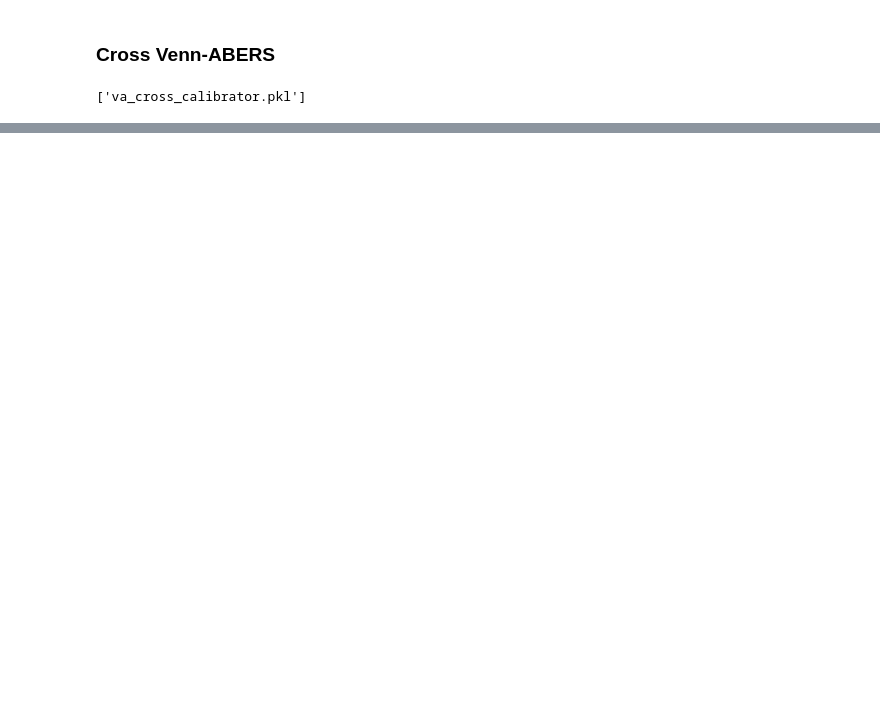
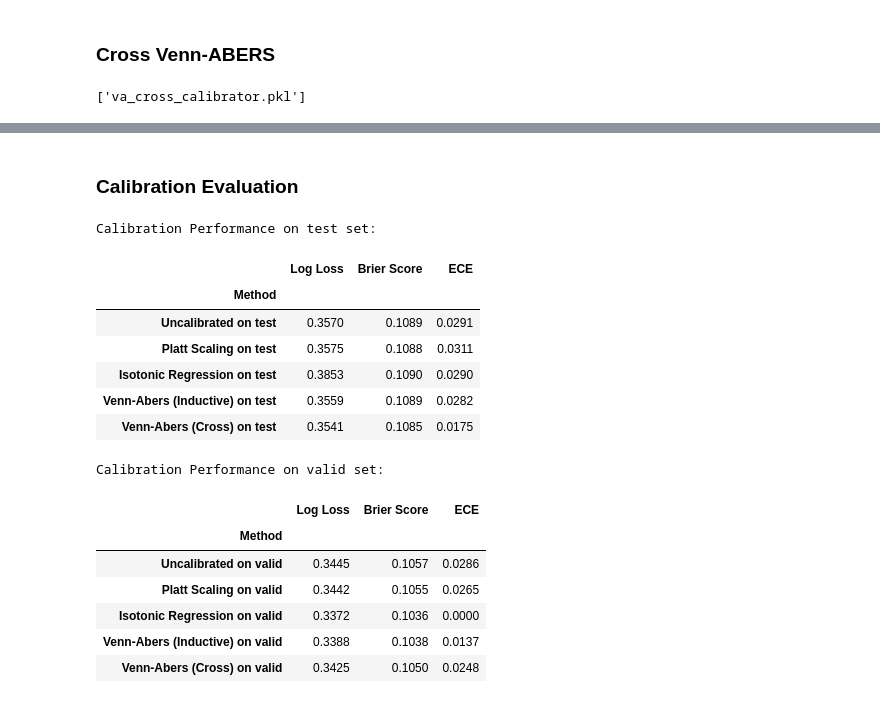
Before and after one commit to sandrokhizanishvili/Credit-Risk-Model-Calibration, a Jupyter notebook: logistic_regression.ipynb, the cells around one changed output, grey strips where cells are left out. Saved outputs shown, nothing was run; the diff lists cells and outputs as text; code cells hidden in the pictures; blank space fills up the shorter version.

```diff
--- a/logistic_regression.ipynb
+++ b/logistic_regression.ipynb
@@ -930,0 +412,60 @@ prob_test.to_csv("probabilities_test_logistic.csv", index=False)
+# %% [markdown]
+### Calibration Evaluation
+# %%
+# --- Calibration metrics function (return metrics instead of only printing) ---
+def calibration_metrics(y_true, y_proba, method_name):
+    logloss = log_loss(y_true, y_proba)
+    brier = brier_score_loss(y_true, y_proba)
+    prob_true, prob_pred = calibration_curve(y_true, y_proba, n_bins=10)
+    ece = np.abs(prob_true - prob_pred).mean()
+
+    return {
+        "Method": method_name,
+        "Log Loss": logloss,
+        "Brier Score": brier,
+        "ECE": ece
+    }
+
+# --- Collect results into a list ---
+results = []
+results.append(calibration_metrics(y_test, proba_raw_test,   "Uncalibrated on test"))
+results.append(calibration_metrics(y_test, proba_platt_test, "Platt Scaling on test"))
+results.append(calibration_metrics(y_test, proba_iso_test,   "Isotonic Regression on test"))
+results.append(calibration_metrics(y_test, proba_IVAP_test,       "Venn-Abers (Inductive) on test"))
+results.append(calibration_metrics(y_test, proba_va_cross_test,     "Venn-Abers (Cross) on test"))
+
+
+# --- Convert to DataFrame for comparison ---
+calib_df = pd.DataFrame(results).set_index("Method").round(4)
+print("\nCalibration Performance on test set:")
+display(calib_df)
+
+
+results1 = []
+results1.append(calibration_metrics(y_valid, proba_raw_valid,   "Uncalibrated on valid"))
+results1.append(calibration_metrics(y_valid, proba_platt_valid, "Platt Scaling  on valid"))
+results1.append(calibration_metrics(y_valid, proba_iso_valid,   "Isotonic Regression  on valid"))
+results1.append(calibration_metrics(y_valid, proba_IVAP_valid,       "Venn-Abers (Inductive)  on valid"))
+results1.append(calibration_metrics(y_valid, proba_va_cross_valid,     "Venn-Abers (Cross)  on valid"))
+
+# --- Convert to DataFrame for comparison ---
+calib_df = pd.DataFrame(results1).set_index("Method").round(4)
+print("\nCalibration Performance on valid set:")
+display(calib_df)
+# %% [output]
+Calibration Performance on test set:
+|  | Log Loss | Brier Score | ECE |
+| Method |  |  |  |
+| Uncalibrated on test | 0.3570 | 0.1089 | 0.0291 |
+| Platt Scaling on test | 0.3575 | 0.1088 | 0.0311 |
+| Isotonic Regression on test | 0.3853 | 0.1090 | 0.0290 |
+| Venn-Abers (Inductive) on test | 0.3559 | 0.1089 | 0.0282 |
+| Venn-Abers (Cross) on test | 0.3541 | 0.1085 | 0.0175 |
+Calibration Performance on valid set:
+|  | Log Loss | Brier Score | ECE |
+| Method |  |  |  |
+| Uncalibrated on valid | 0.3445 | 0.1057 | 0.0286 |
+| Platt Scaling on valid | 0.3442 | 0.1055 | 0.0265 |
+| Isotonic Regression on valid | 0.3372 | 0.1036 | 0.0000 |
+| Venn-Abers (Inductive) on valid | 0.3388 | 0.1038 | 0.0137 |
+| Venn-Abers (Cross) on valid | 0.3425 | 0.1050 | 0.0248 |
```
Also changed, not shown: parts of 103 cells of this notebook, 6 other files.
